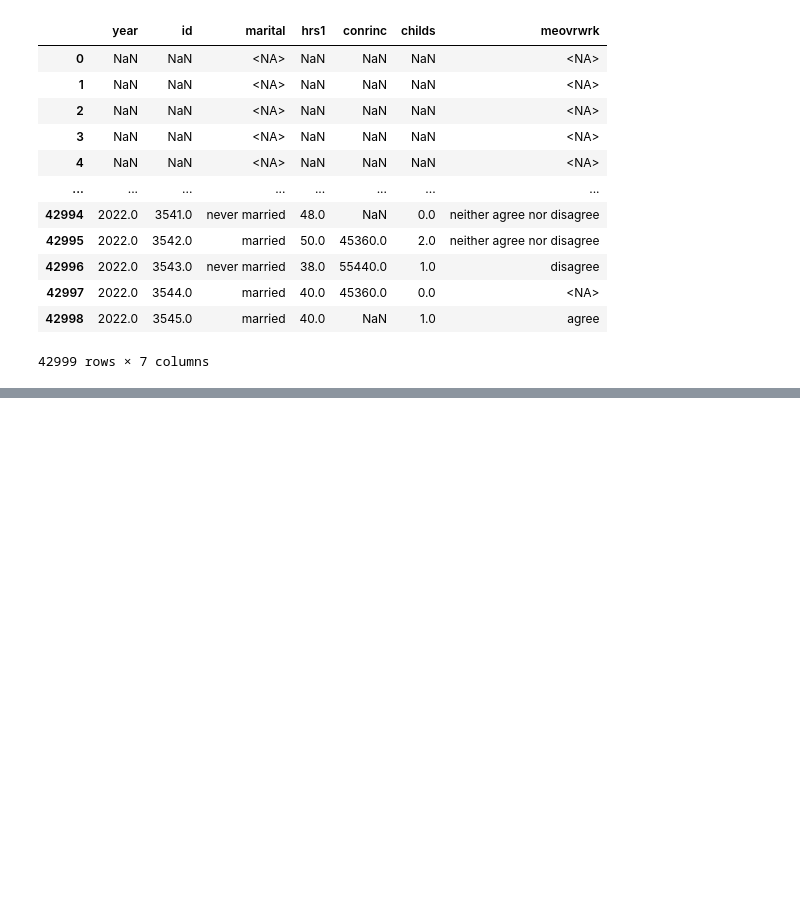
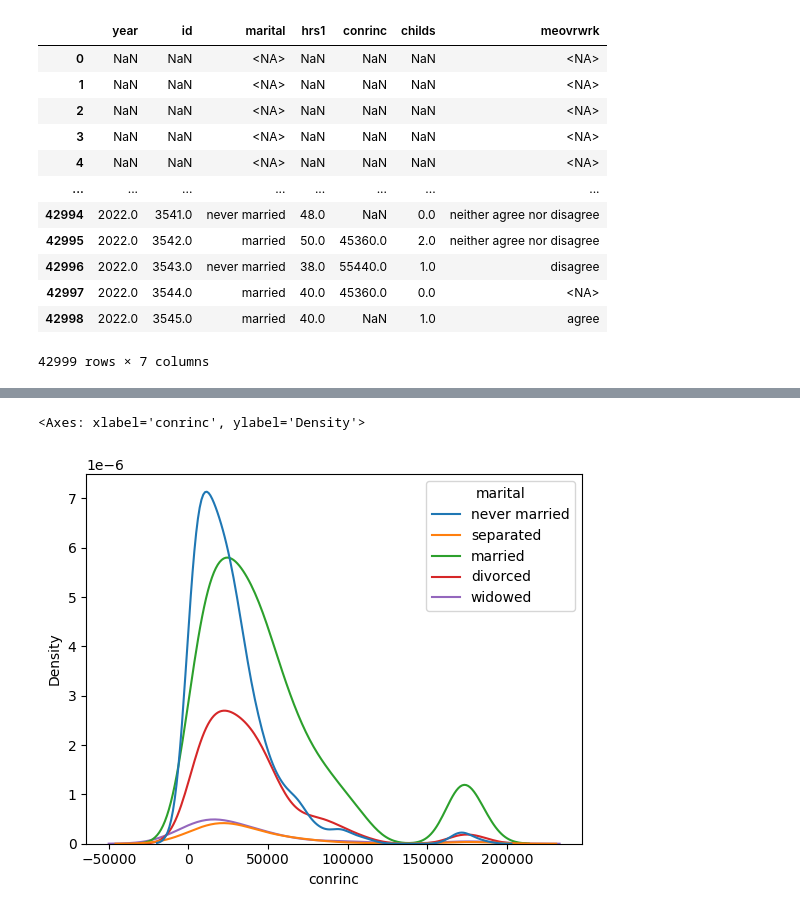
Before and after one commit to imdressel/project_gss, a Jupyter notebook: GSS_Isabella's_Part.ipynb, the cells around one changed output, grey strips where cells are left out. Cells and saved outputs as stored; diff of their text form; code cells hidden in the pictures; blank space fills up the shorter version.

```diff
--- a/GSS_Isabella's_Part.ipynb
+++ b/GSS_Isabella's_Part.ipynb
@@ -137,0 +140,2 @@ df2022
+# %%
+df = pd.read_csv('./project_gss17/gss_data_20182022_morevars.csv')
@@ -137,0 +151,11 @@ df2022
+# %%
+df['sex'] = df['sex'].astype("string") # cast to string
+df['marital'] = df['marital'].astype("string") # cast to string
+df['meovrwrk'] = df['meovrwrk'].astype("string") # cast to string
+df['hlthdep'] = df['hlthdep'].astype("string") # cast to string
+# %%
+import seaborn as sns
+sns.kdeplot(data=df,x='conrinc',hue='marital')
+# %% [output]
+<Axes: xlabel='conrinc', ylabel='Density'>
+[figure, added]
```
Also changed, not shown: parts of 8 cells of this notebook.
